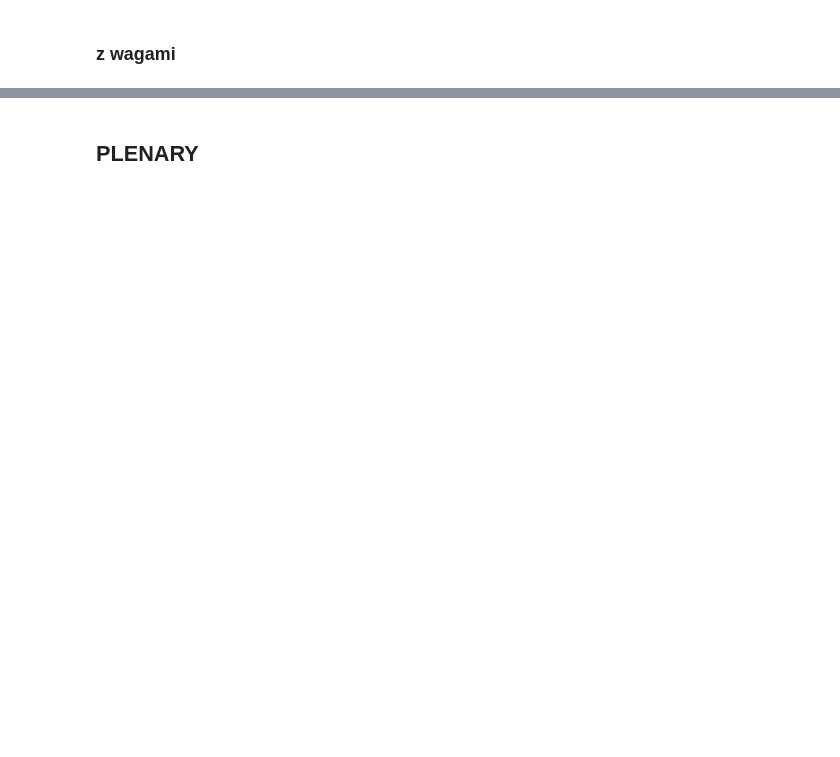
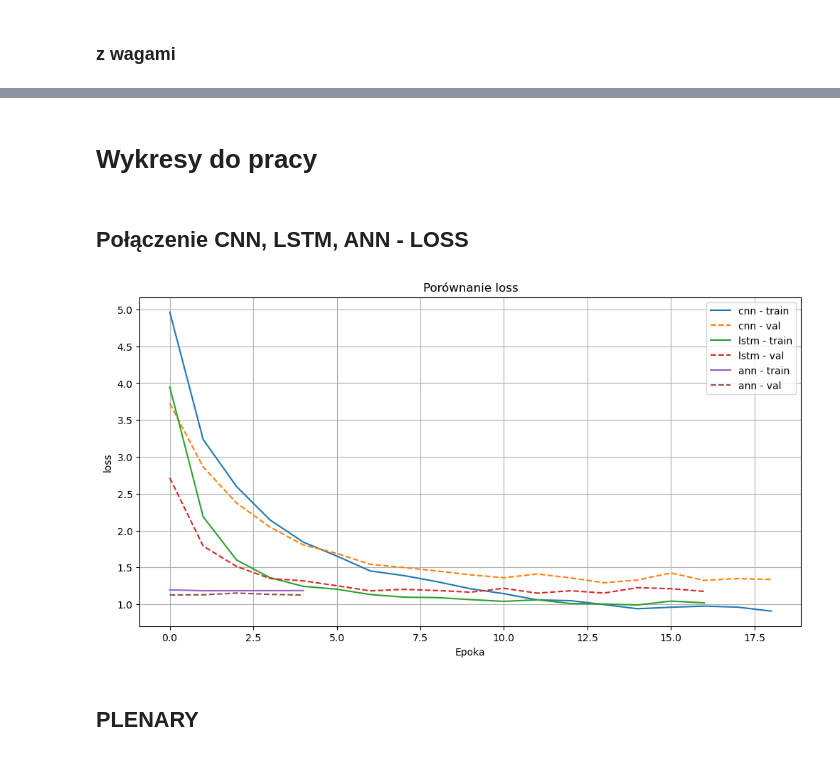
Before and after one commit to kaminskaolga/phd_NN, a Jupyter notebook: NN.ipynb, the cells around one changed output, grey strips where cells are left out. Saved outputs shown, nothing was run; the diff lists cells and outputs as text; code cells hidden in the pictures; blank space fills up the shorter version.

Commit message:
CNN, LSTM, ANN final

```diff
--- a/NN.ipynb
+++ b/NN.ipynb
@@ -975,2 +1036,14 @@ Model ann having AUC-ROC (macro average): 0.6169
+# %% [markdown]
+# Wykresy do pracy
+# %%
+# połącznie danych :
+histories_no_weights['ann']   = histories_flat_nw['ann']
+trained_models_no_weights['ann']  = trained_models_flat_nw['ann']
+# %% [markdown]
+## Połączenie CNN, LSTM, ANN - LOSS
+# %%
+plot_metric(histories_no_weights, 'loss')
+# %% [output]
+[figure, added]
 # %% [markdown]
 ## PLENARY
```
Also changed, not shown: parts of 61 cells of this notebook.
